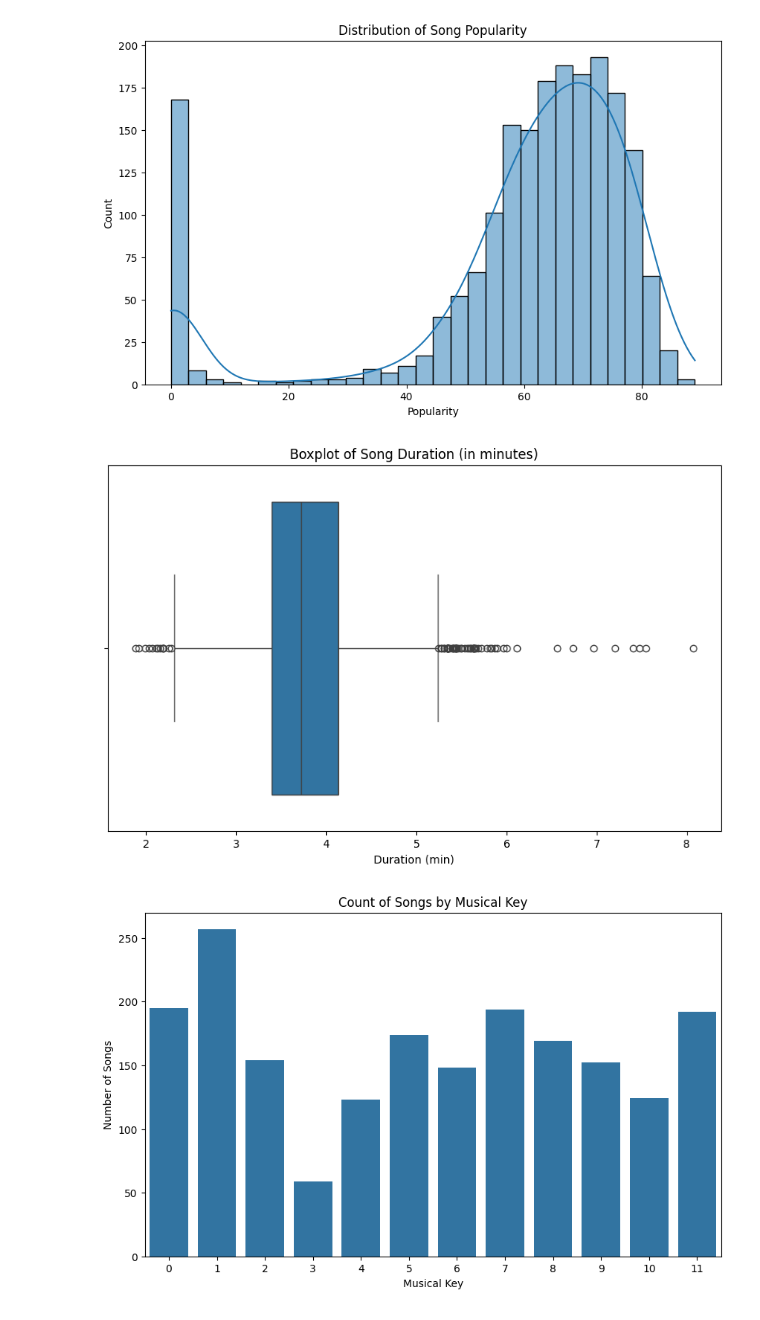
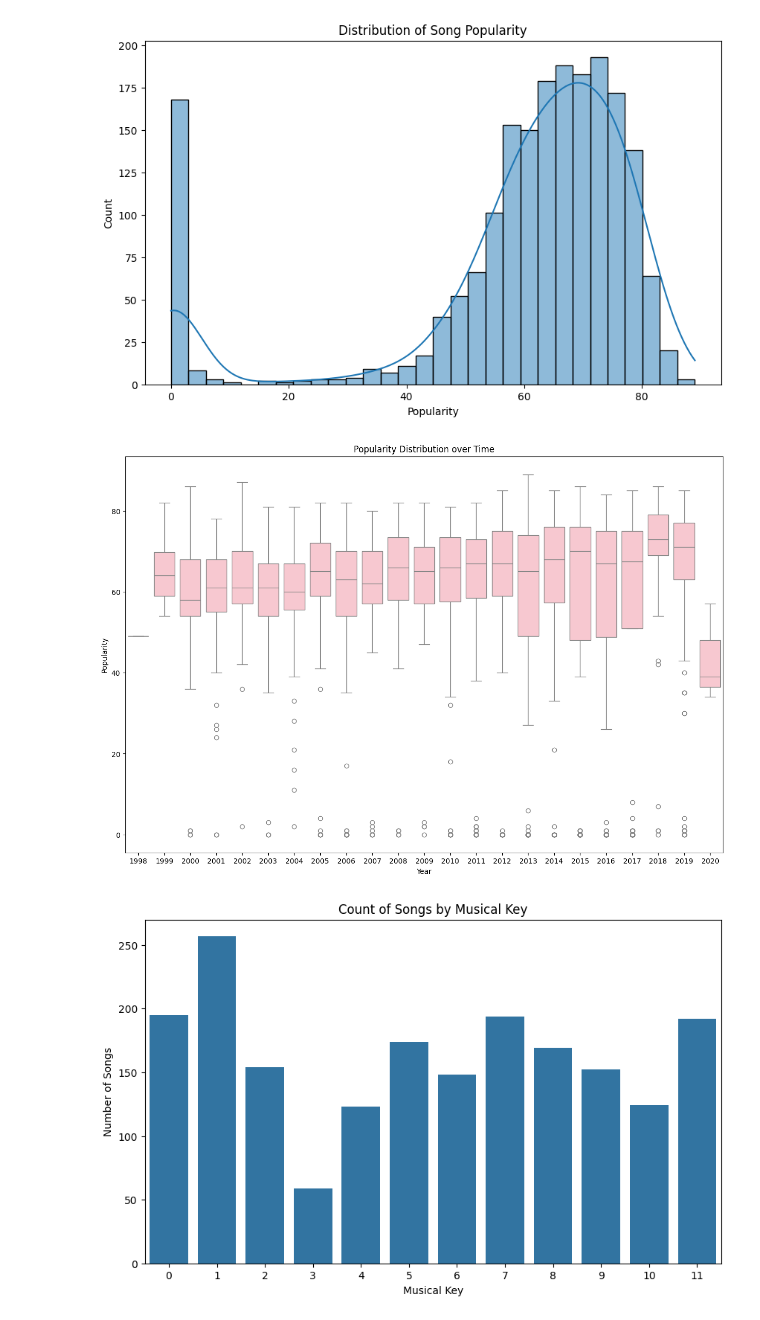
Before and after one commit to gunwes16/Data-110, a Jupyter notebook: Final_Project.ipynb, the cells around one changed output. Drawn from its saved outputs; the diff is of its cells as text; code cells hidden in the pictures.

```diff
--- a/Final_Project.ipynb
+++ b/Final_Project.ipynb
@@ -116,16 +146,16 @@ plt.ylabel('Count')
 plt.show()
 # %% [output]
 [figure]
-# %%
-df['duration_min'] = df['duration_ms'] / 60000
-
-plt.figure(figsize=(10, 6))
-sns.boxplot(x=df['duration_min'])
-plt.title('Boxplot of Song Duration (in minutes)')
-plt.xlabel('Duration (min)')
-plt.show()
-# %% [output]
-[figure, removed]
+# %%
+plt.figure(figsize=(15,10))
+sns.boxplot(x='year', y='popularity', data=df, color='pink')
+plt.xlabel('Year')
+plt.ylabel('Popularity')
+plt.title('Popularity Distribution over Time')
+plt.savefig('plot7.png')
+plt.show()
+# %% [output]
+[figure, added]
 # %%
 plt.figure(figsize=(10, 6))
 sns.countplot(x='key', data=df)
```
Also changed, not shown: parts of 4 cells of this notebook.
